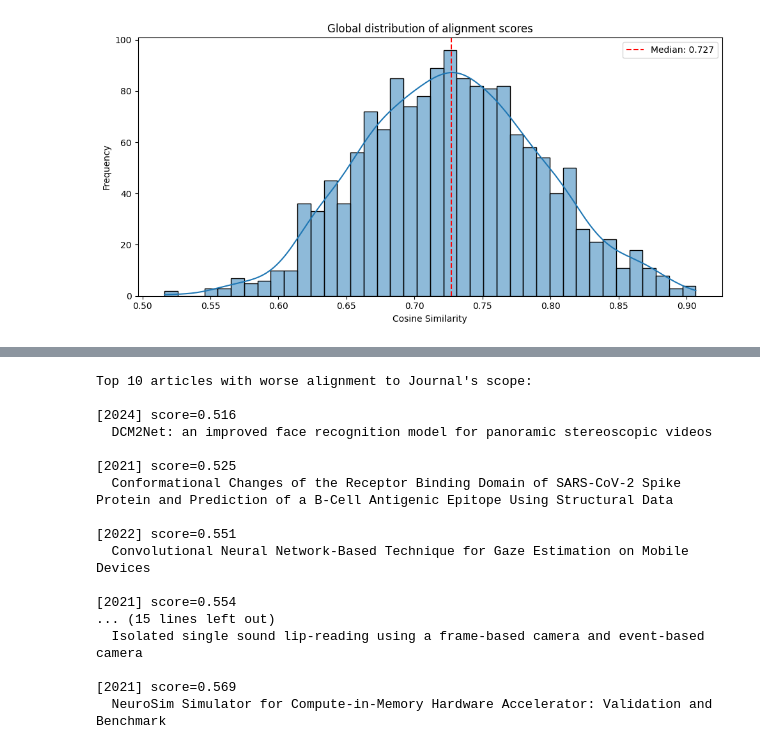
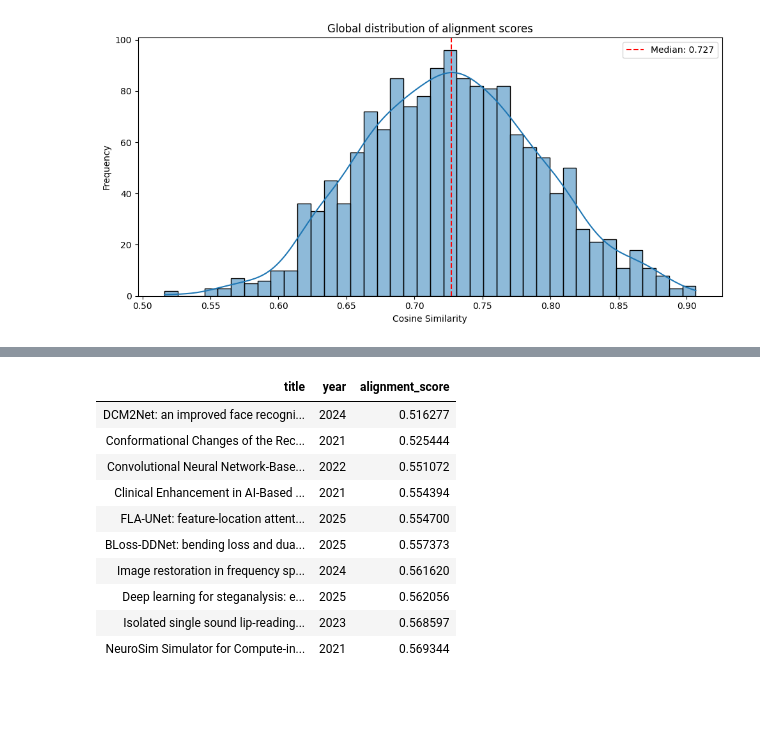
Before and after one commit to MasterCruelty/nlp-scientific-journal-analysis, a Jupyter notebook: Results.ipynb, the cells around one changed output, grey strips where cells are left out. Cells and saved outputs as stored; diff of their text form; code cells hidden in the pictures; blank space fills up the shorter version.

```diff
--- a/Results.ipynb
+++ b/Results.ipynb
@@ -88,30 +81,31 @@ year
 # %%
-#Articles with worse alignment to Aim & Scopre
+N = 10
+bottom = data.nsmallest(N, "alignment_score")[["title", "year", "alignment_score"]]
 
-N = 10
-bottom = df.nsmallest(N, "alignment_score")[["title", "year", "alignment_score"]]
 print(f"Top {N} articles with worse alignment to Journal's scope:\n")
-for _, row in bottom.iterrows():
-    print(f"[{row['year']}] score={row['alignment_score']:.3f}")
-    print(f"  {row['title']}\n")
+display(bottom
+        .style
+        .hide(axis="index")
+        .set_properties(subset=["title"],**{
+            "white-space":"nowrap",
+            "text-align": "center"
+        })
+        .set_table_styles([
+            {"selector": "th", "props": [("text-align", "center")]},
+        ])
+       )
 # %% [output]
-Top 10 articles with worse alignment to Journal's scope:
-
-[2024] score=0.516
-  DCM2Net: an improved face recognition model for panoramic stereoscopic videos
-
-[2021] score=0.525
-  Conformational Changes of the Receptor Binding Domain of SARS-CoV-2 Spike Protein and Prediction of a B-Cell Antigenic Epitope Using Structural Data
-
-[2022] score=0.551
-  Convolutional Neural Network-Based Technique for Gaze Estimation on Mobile Devices
-
-[2021] score=0.554
-... (15 lines left out)
-  Isolated single sound lip-reading using a frame-based camera and event-based camera
-
-[2021] score=0.569
-  NeuroSim Simulator for Compute-in-Memory Hardware Accelerator: Validation and Benchmark
+| title | year | alignment_score |
+| DCM2Net: an improved face recogni... | 2024 | 0.516277 |
+| Conformational Changes of the Rec... | 2021 | 0.525444 |
+| Convolutional Neural Network-Base... | 2022 | 0.551072 |
+| Clinical Enhancement in AI-Based ... | 2021 | 0.554394 |
+| FLA-UNet: feature-location attent... | 2025 | 0.554700 |
+| BLoss-DDNet: bending loss and dua... | 2025 | 0.557373 |
+| Image restoration in frequency sp... | 2024 | 0.561620 |
+| Deep learning for steganalysis: e... | 2025 | 0.562056 |
+| Isolated single sound lip-reading... | 2023 | 0.568597 |
+| NeuroSim Simulator for Compute-in... | 2021 | 0.569344 |
 # %%
 #top articles score
 
```
Also changed, not shown: parts of 6 cells of this notebook.
